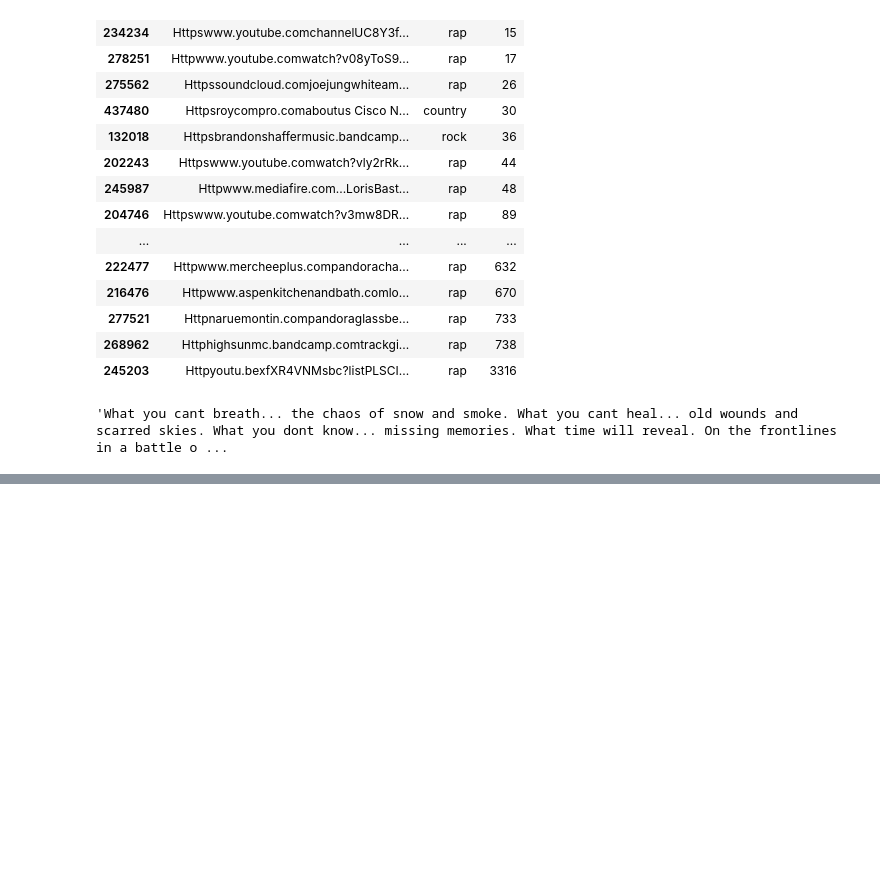
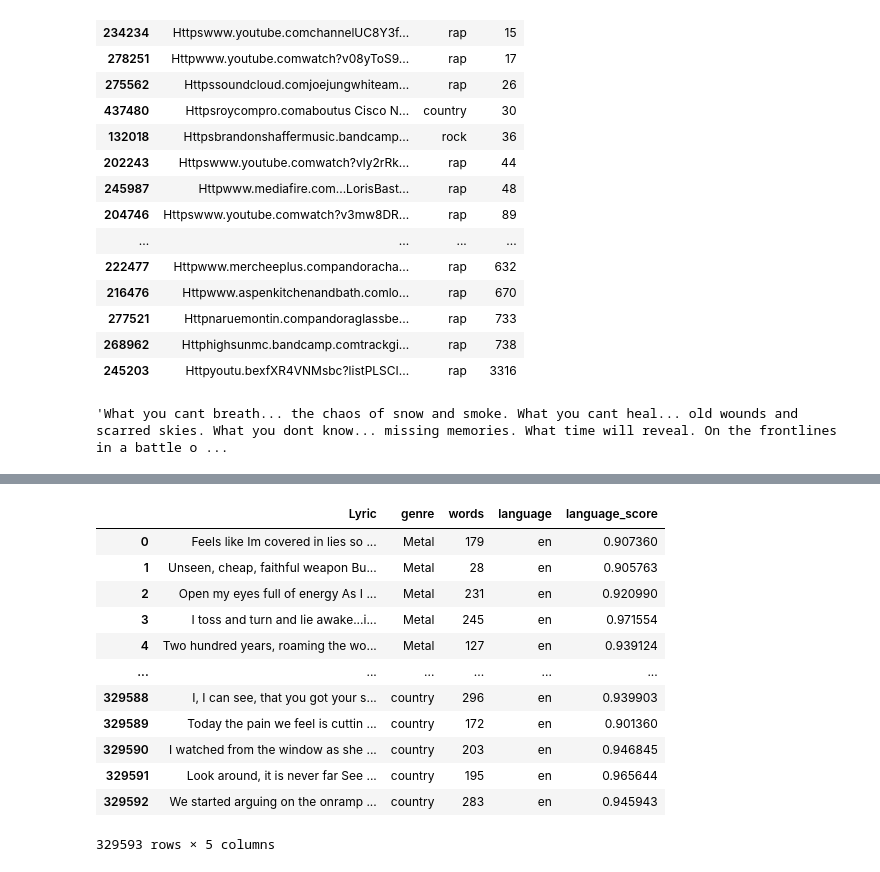
Before and after one commit to eliaserracarbonell/TextAnalyticsProject, a Jupyter notebook: Dataset_Exploration.ipynb, the cells around one changed output, grey strips where cells are left out. Cells and saved outputs as stored; diff of their text form; code cells hidden in the pictures; blank space fills up the shorter version.

```diff
--- a/Dataset_Exploration.ipynb
+++ b/Dataset_Exploration.ipynb
@@ -370,0 +556,18 @@ df_data_full.iloc[5105,0]
+# %%
+df_english = df_data_full[(df_data_full["language_score"]>=0.9)&(df_data_full["language"]=='en')].copy().reset_index(drop=True)
+# %%
+df_english
+# %% [output]
+|  | Lyric | genre | words | language | language_score |
+| 0 | Feels like Im covered in lies so ... | Metal | 179 | en | 0.907360 |
+| 1 | Unseen, cheap, faithful weapon Bu... | Metal | 28 | en | 0.905763 |
+| 2 | Open my eyes full of energy As I ... | Metal | 231 | en | 0.920990 |
+| 3 | I toss and turn and lie awake...i... | Metal | 245 | en | 0.971554 |
+| 4 | Two hundred years, roaming the wo... | Metal | 127 | en | 0.939124 |
+| ... | ... | ... | ... | ... | ... |
+| 329588 | I, I can see, that you got your s... | country | 296 | en | 0.939903 |
+| 329589 | Today the pain we feel is cuttin ... | country | 172 | en | 0.901360 |
+| 329590 | I watched from the window as she ... | country | 203 | en | 0.946845 |
+| 329591 | Look around, it is never far See ... | country | 195 | en | 0.965644 |
+| 329592 | We started arguing on the onramp ... | country | 283 | en | 0.945943 |
+329593 rows × 5 columns
```
Also changed, not shown: parts of 27 cells of this notebook.
